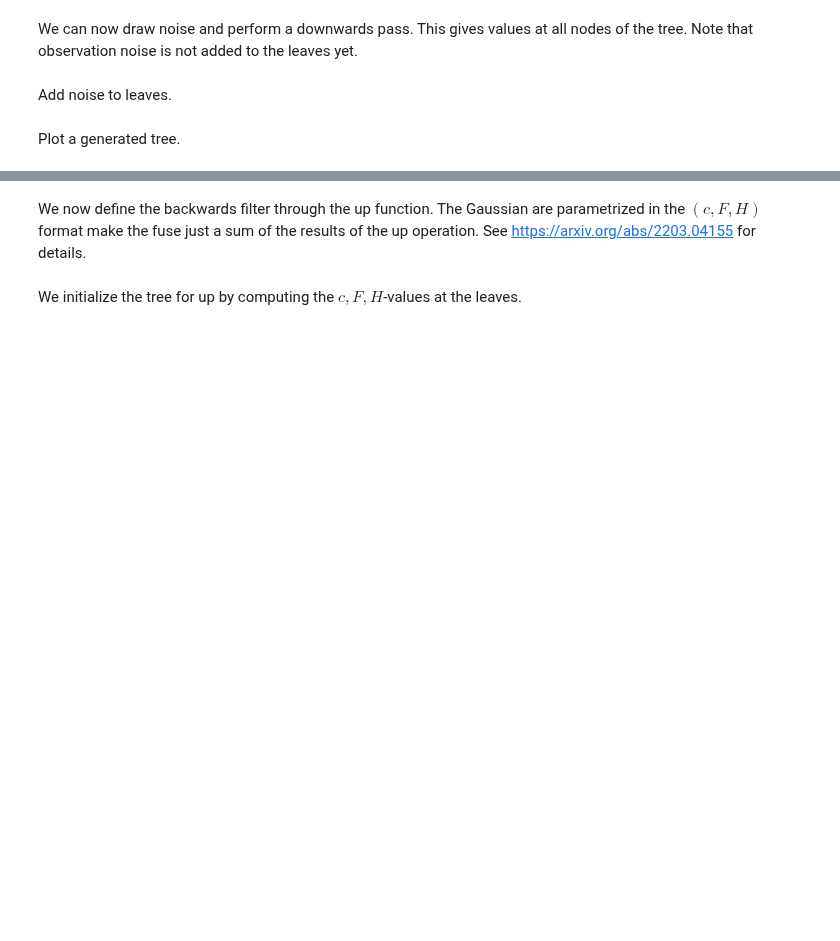
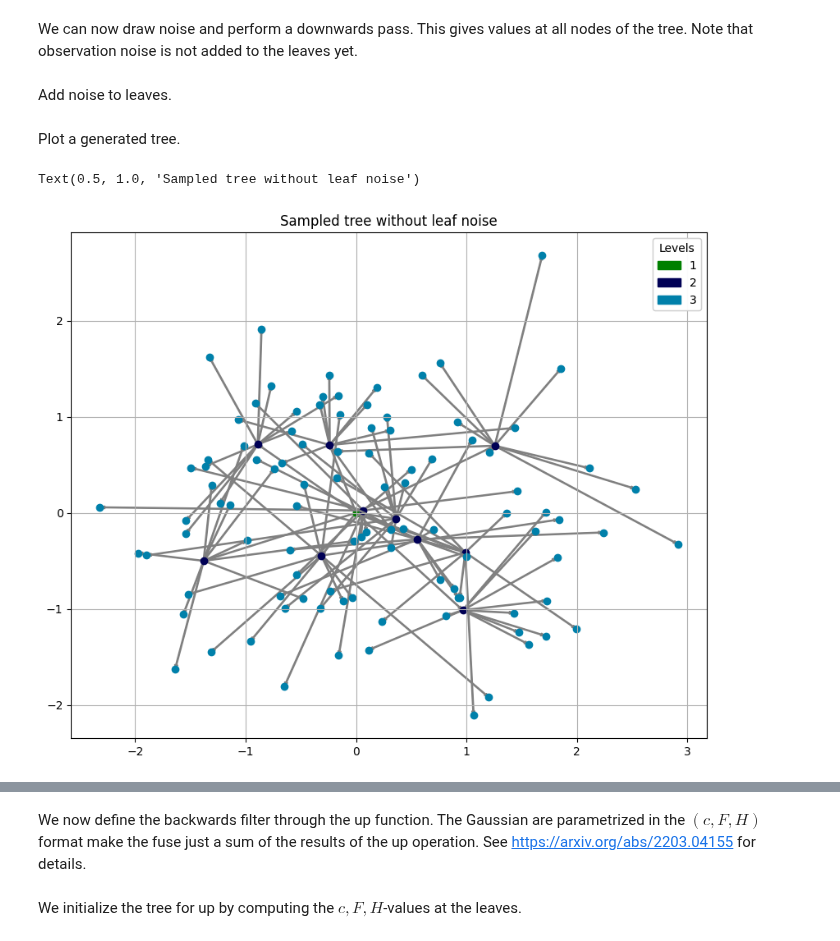
Before and after one commit to ComputationalEvolutionaryMorphometry/hyperiax, a Jupyter notebook: examples/mcmc_Gaussian_BFFG.ipynb, the cells around one changed output, grey strips where cells are left out. Drawn from its saved outputs; the diff is of its cells as text; code cells hidden in the pictures; blank space fills up the shorter version.

```diff
--- a/examples/mcmc_Gaussian_BFFG.ipynb
+++ b/examples/mcmc_Gaussian_BFFG.ipynb
@@ -78,6 +78,12 @@ for node in leaf_tree.iter_leaves():
     node['value'] += jnp.sqrt(params['obs_var'].value)*jax.random.normal(subkey,node['value'].shape) # add observation noise
 # %% [markdown]
 Plot a generated tree.
+# %%
+dtree.plot_tree_2d(selector=lambda z: z['value'])
+plt.gca().set_title('Sampled tree without leaf noise')
+# %% [output]
+Text(0.5, 1.0, 'Sampled tree without leaf noise')
+[figure, added]
 # %%
 # plot a generated tree
 leaf_tree.plot_tree_2d(selector=lambda z: z['value'])
```
Also changed, not shown: parts of 6 cells of this notebook, 1 other file.
